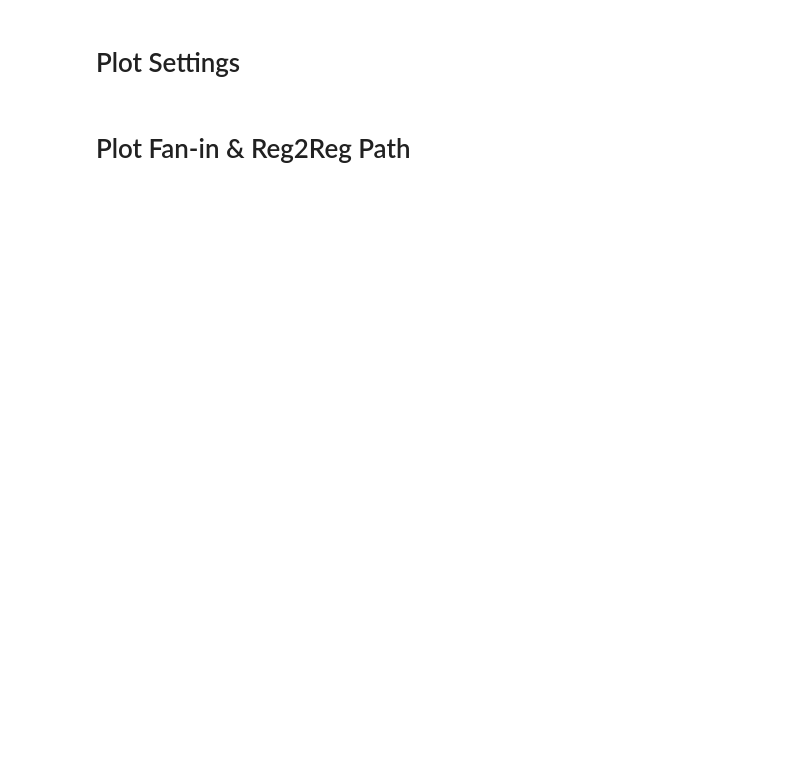
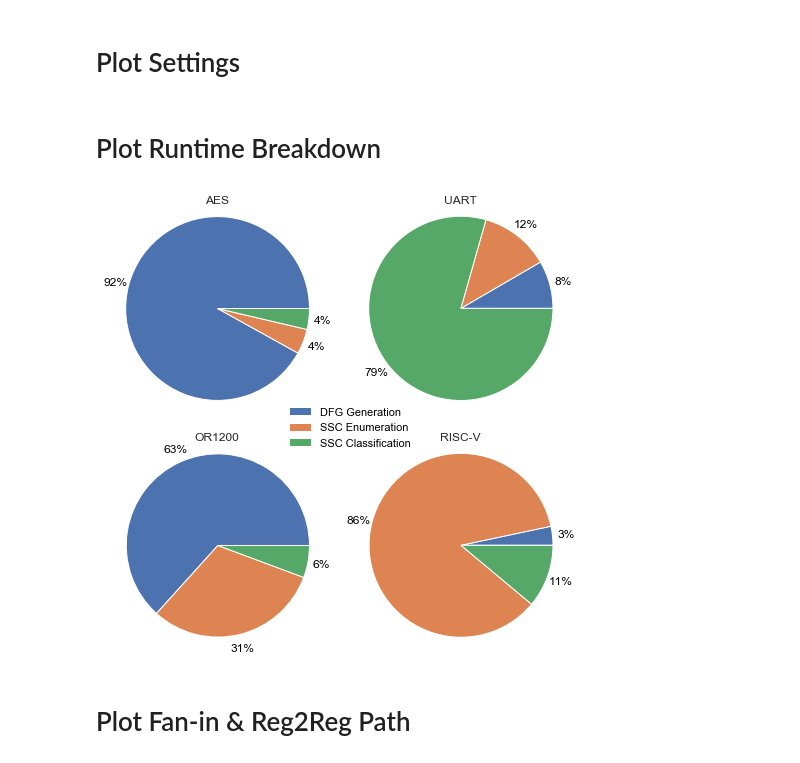
Before and after one commit to timothytrippel/bomberman, a Jupyter notebook: circuits/plots/exp_004_complexity_analysis.ipynb, the cells around one changed output. Drawn from its saved outputs; the diff is of its cells as text; code cells hidden in the pictures; blank space fills up the shorter version.

```diff
--- a/circuits/plots/exp_004_complexity_analysis.ipynb
+++ b/circuits/plots/exp_004_complexity_analysis.ipynb
@@ -284,3 +305,51 @@ local_fanin_df[FANIN_STR] = np.where(local_fanin_df[FANIN_STR] > 50, 50, local_f
+# %% [markdown]
+# Plot Runtime Breakdown
+# %%
+fig, ((ax1, ax2), (ax3, ax4)) = plt.subplots(2, 2, figsize=(8, 8))
+plt.rcParams['font.sans-serif'] = 'Arial'
+plt.rcParams['font.family'] = 'sans-serif'
+plt.rcParams['text.color'] = '#000000'
+plt.rcParams['axes.labelcolor'] = '#000000'
+plt.rcParams['xtick.color'] = '#909090'
+plt.rcParams['ytick.color'] = '#909090'
+plt.rcParams['font.size'] = 12
+color_palette_list = sns.color_palette()
+# color_palette_list = ['#009ACD', '#ADD8E6', '#63D1F4', '#0EBFE9', '#C1F0F6', '#0099CC']
+labels = ['DFG Generation', 'SSC Enumeration', 'SSC Classification']
+explode = (0, 0, 0)
+PERCENTAGE_DIST = 1.15
+
+# AES
+ax1.pie(aes_runtime_percentages, explode=explode,
+       colors=color_palette_list[0:3], autopct='%1.0f%%',
+       shadow=False, startangle=0, pctdistance=PERCENTAGE_DIST)
+ax1.axis('equal')
+ax1.set_title("AES")
+
+# UART
+ax2.pie(uart_runtime_percentages, explode=explode,
+       colors=color_palette_list[0:3], autopct='%1.0f%%',
+       shadow=False, startangle=0, pctdistance=PERCENTAGE_DIST)
+ax2.axis('equal')
+ax2.set_title("UART")
+
+# OR1200
+ax3.pie(or1200_runtime_percentages, explode=explode,
+       colors=color_palette_list[0:3], autopct='%1.0f%%',
+       shadow=False, startangle=0, pctdistance=PERCENTAGE_DIST)
+ax3.axis('equal')
+ax3.set_title("OR1200")
+
+# RISC-V
+ax4.pie(picorv32_runtime_percentages, explode=explode,
+       colors=color_palette_list[0:3], autopct='%1.0f%%',
+       shadow=False, startangle=0, pctdistance=PERCENTAGE_DIST)
+ax4.axis('equal')
+ax4.set_title("RISC-V")
+ax4.legend(frameon=False, labels=labels, bbox_to_anchor=(0.3,1.25))
+plt.savefig('bomberman_runtime_breakdown.pdf', format='pdf')
+# %% [output]
+[figure, added]
 # %% [markdown]
 # Plot Fan-in & Reg2Reg Path
 # %%
```
Also changed, not shown: parts of 9 cells of this notebook, 4 other files.
